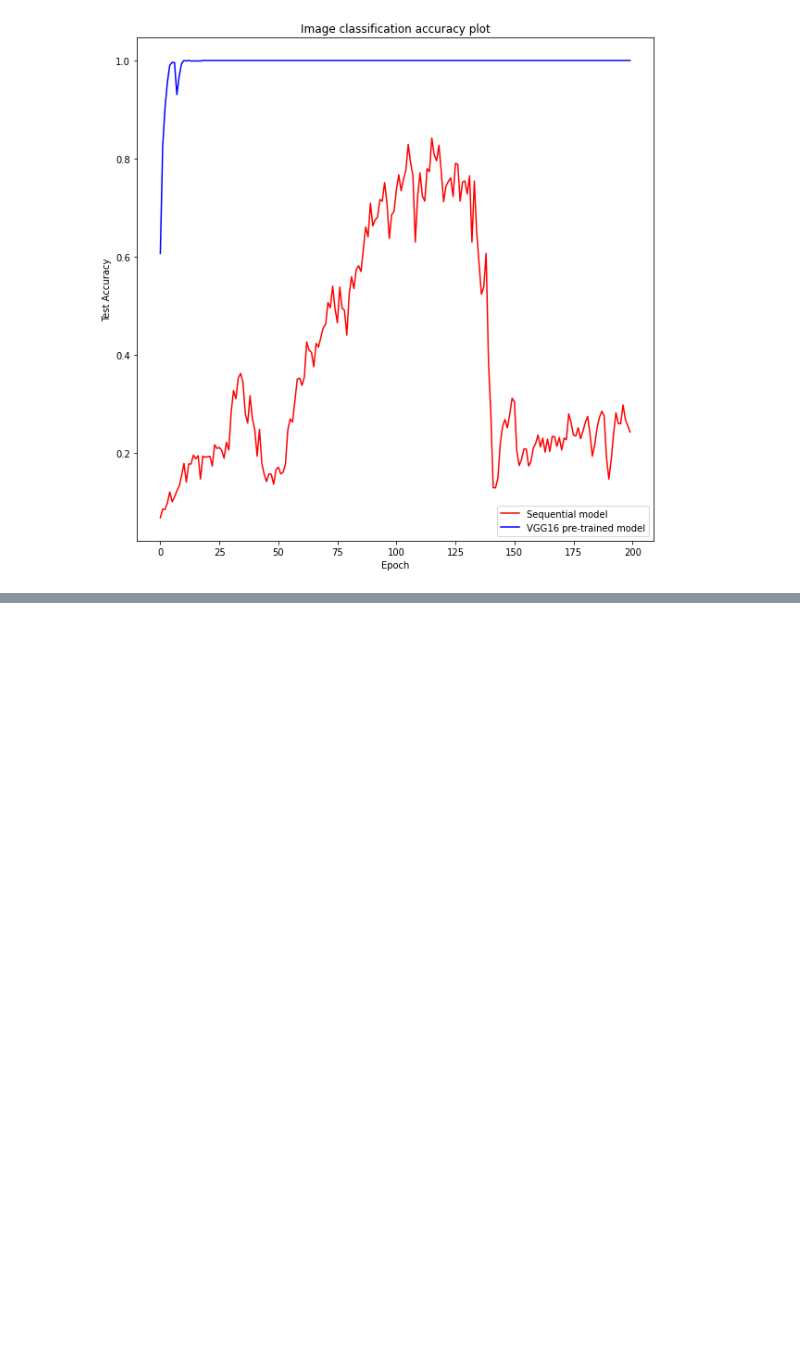
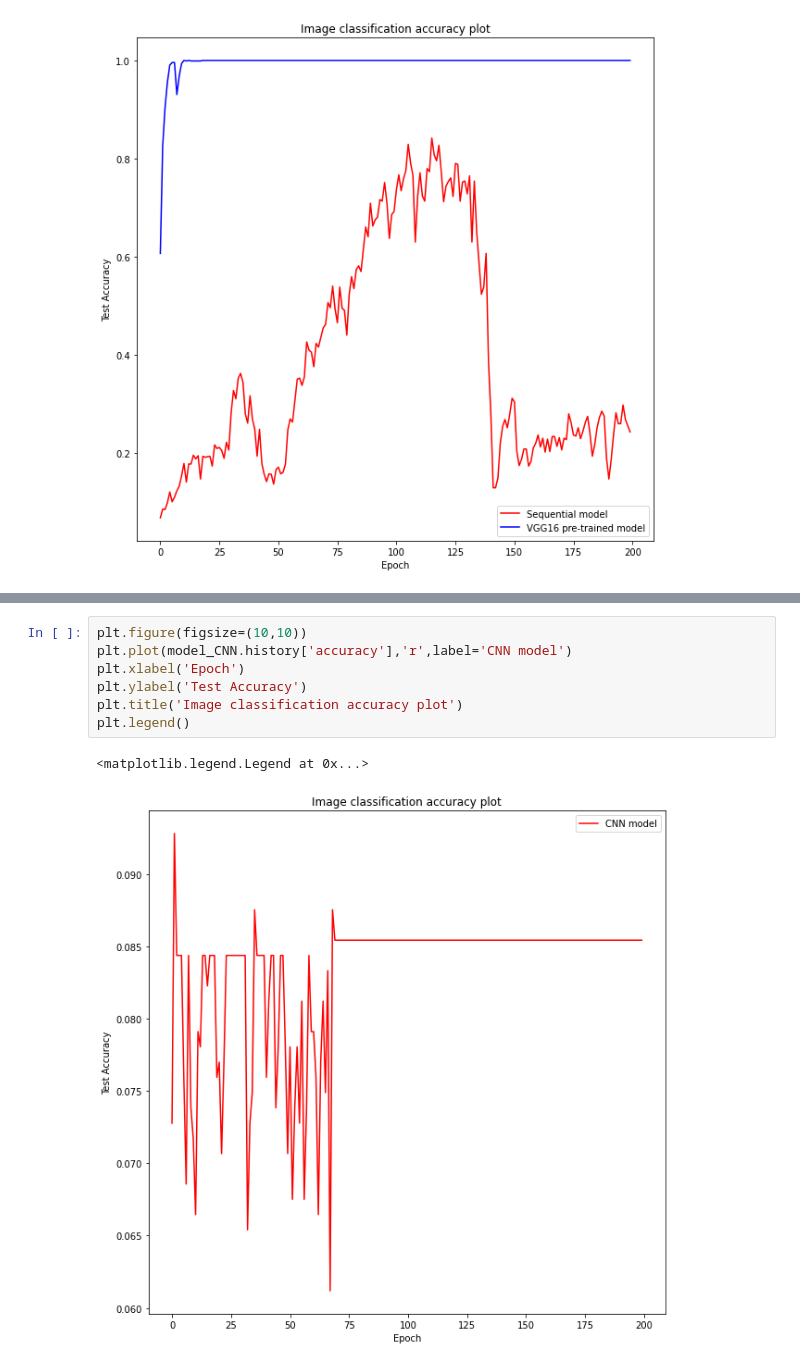
Before and after one commit to ujshenoy/Image-Classification, a Jupyter notebook: ImageClassification.ipynb, the cells around one changed output, grey strips where cells are left out. Saved outputs shown, nothing was run; the diff lists cells and outputs as text; blank space fills up the shorter version.

```diff
--- a/ImageClassification.ipynb
+++ b/ImageClassification.ipynb
@@ -501,0 +513,10 @@ plt.legend()
+# %%
+plt.figure(figsize=(10,10))
+plt.plot(model_CNN.history['accuracy'],'r',label='CNN model')
+plt.xlabel('Epoch')
+plt.ylabel('Test Accuracy')
+plt.title('Image classification accuracy plot')
+plt.legend()
+# %% [output]
+<matplotlib.legend.Legend at 0x...>
+[figure, added]
```
Also changed, not shown: parts of 10 cells of this notebook, 3 other files.
